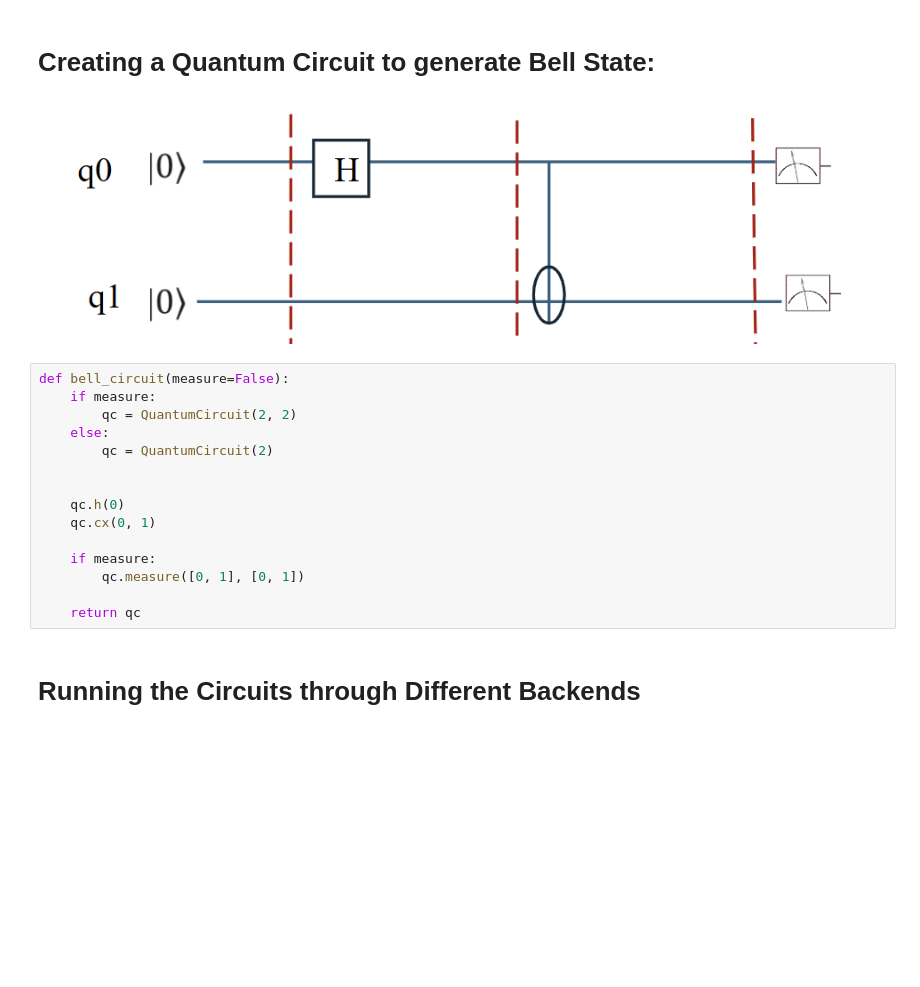
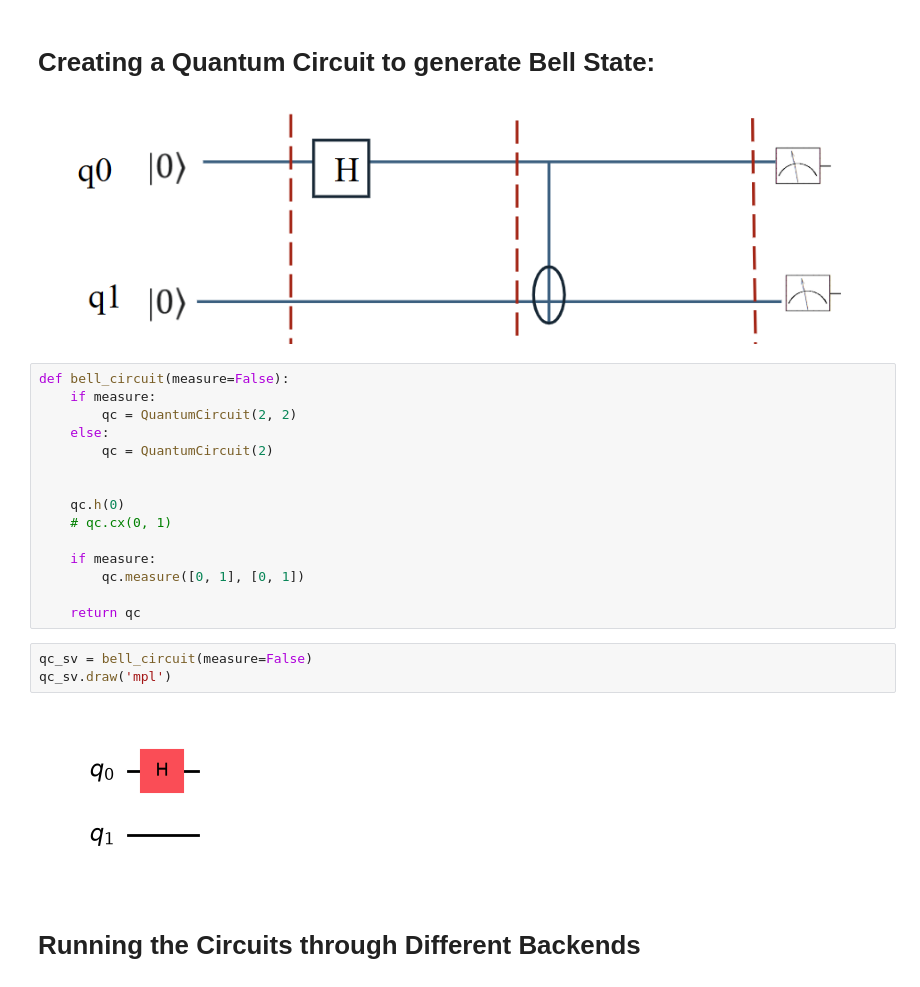
Before and after one commit to Shreya93ban/Tutorials, a Jupyter notebook: Bell_State.ipynb, the cells around one changed output. Drawn from its saved outputs; the diff is of its cells as text; blank space fills up the shorter version.

```diff
--- a/Bell_State.ipynb
+++ b/Bell_State.ipynb
@@ -42,12 +42,17 @@ def bell_circuit(measure=False):
 
 
     qc.h(0)
-    qc.cx(0, 1)
+    # qc.cx(0, 1)
 
     if measure:
         qc.measure([0, 1], [0, 1])
 
     return qc
+# %%
+qc_sv = bell_circuit(measure=False)
+qc_sv.draw('mpl')
+# %% [output]
+[figure, added]
 # %% [markdown]
 # **Running the Circuits through Different Backends**
 # %% [markdown]
```
Also changed, not shown: parts of 10 cells of this notebook, 3 other files.
